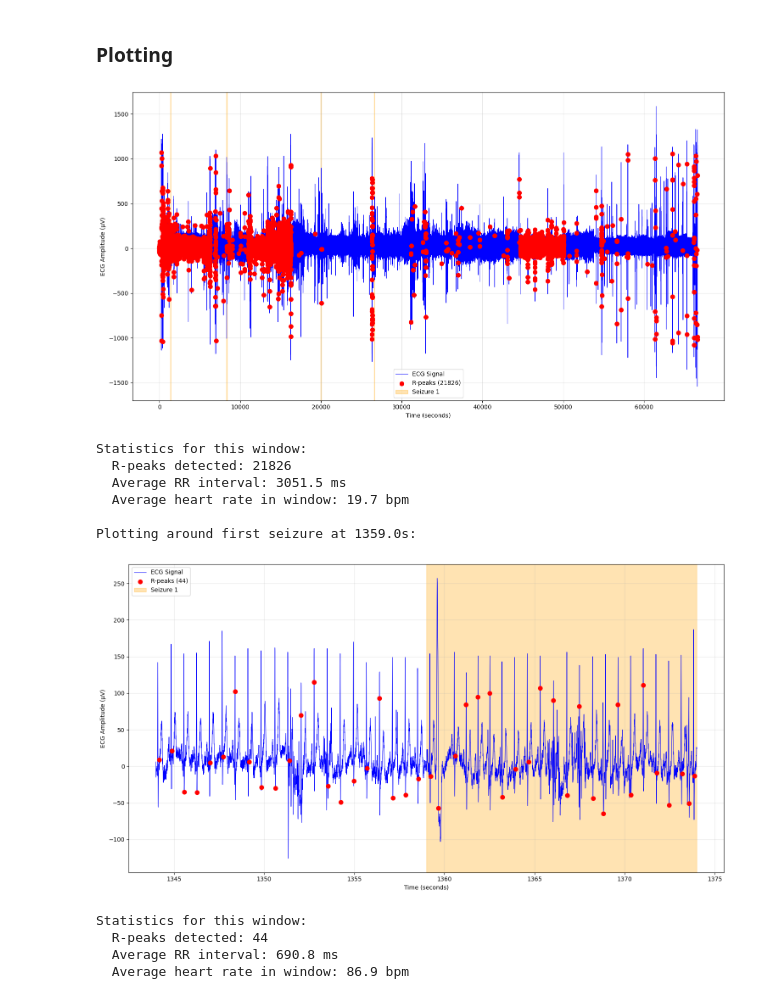
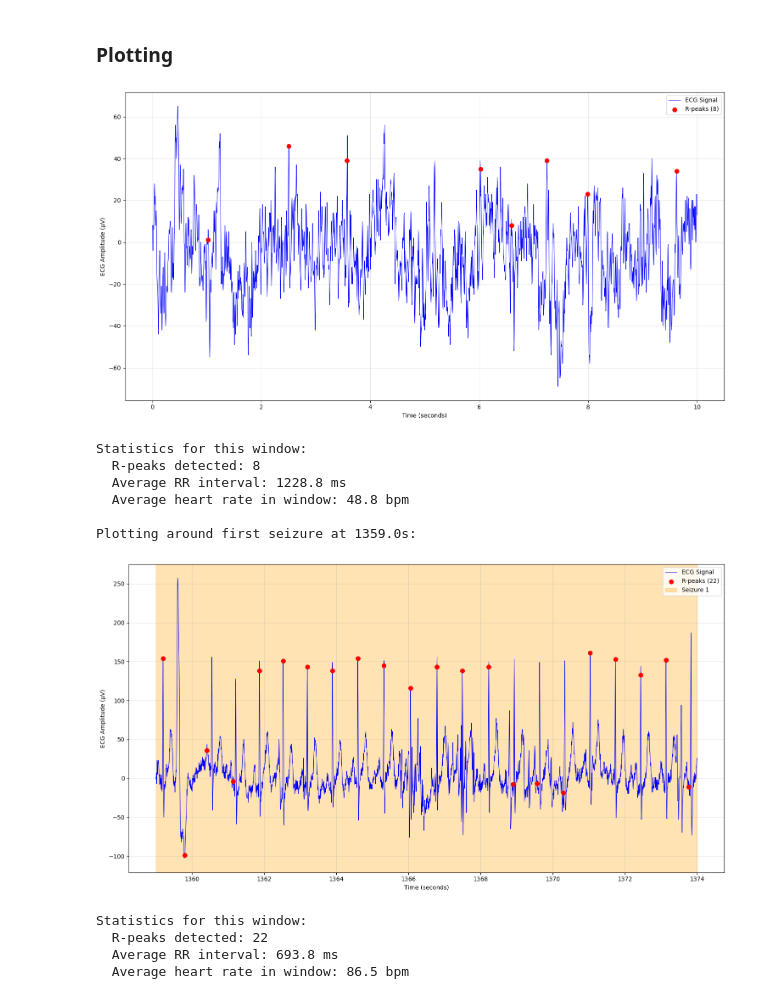
Before and after one commit to ashley-andrea/seizure-block-codes, a Jupyter notebook: check_codes/TEST-pantompkins1985.ipynb, the cells around one changed output. Cells and saved outputs as stored; diff of their text form; code cells hidden in the pictures.

```diff
--- a/check_codes/TEST-pantompkins1985.ipynb
+++ b/check_codes/TEST-pantompkins1985.ipynb
@@ -54,7 +54,7 @@ Sampling rate: 256.0 Hz
 # %%
 loader = ECGFileLoader(use_s3=False)
 # %%
-processed_data = process_all_patients_pantompkins(loader, ['sub-004'])
+processed_data = process_all_patients_pantompkins(loader, ['sub-004'], method='neurokit')
 # %% [output]
 INFO:pantompkins:Processing Pan-Tompkins for 1 patients: ['sub-004']
 INFO:pantompkins:Loading data for patient sub-004
@@ -185,26 +182,26 @@ def plot_ecg_with_rpeaks(processed_run_data, time_window_seconds=30, start_time=
         print(f"  Average RR interval: {np.mean(window_rr):.1f} ms")
         print(f"  Average heart rate in window: {window_hr:.1f} bpm")
 # %%
-plot_ecg_with_rpeaks(processed_data, time_window_seconds=66600, start_time=0)
+plot_ecg_with_rpeaks(processed_data, time_window_seconds=10, start_time=0)
 
 # If there are seizure events, plot around the first seizure
 if processed_data['sub-004'][0]['seizure_events']:
     first_seizure = processed_data['sub-004'][0]['seizure_events'][0]
     seizure_start = first_seizure['onset_time']
 
     print(f"\nPlotting around first seizure at {seizure_start:.1f}s:")
     # Plot 30 seconds starting 15 seconds before seizure
-    plot_ecg_with_rpeaks(processed_data, time_window_seconds=30, start_time=max(0, seizure_start - 15))
+    plot_ecg_with_rpeaks(processed_data, time_window_seconds=15, start_time=max(0, seizure_start - 0))
 # %% [output]
-[figure, old version]
+[figure, new version]
 Statistics for this window:
-  R-peaks detected: 21826
-  Average RR interval: 3051.5 ms
-  Average heart rate in window: 19.7 bpm
+  R-peaks detected: 8
+  Average RR interval: 1228.8 ms
+  Average heart rate in window: 48.8 bpm
 
 Plotting around first seizure at 1359.0s:
-[figure, old version]
+[figure, new version]
 Statistics for this window:
-  R-peaks detected: 44
-  Average RR interval: 690.8 ms
-  Average heart rate in window: 86.9 bpm
+  R-peaks detected: 22
+  Average RR interval: 693.8 ms
+  Average heart rate in window: 86.5 bpm
```
Also changed, not shown: parts of 4 cells of this notebook, 1 other file.
